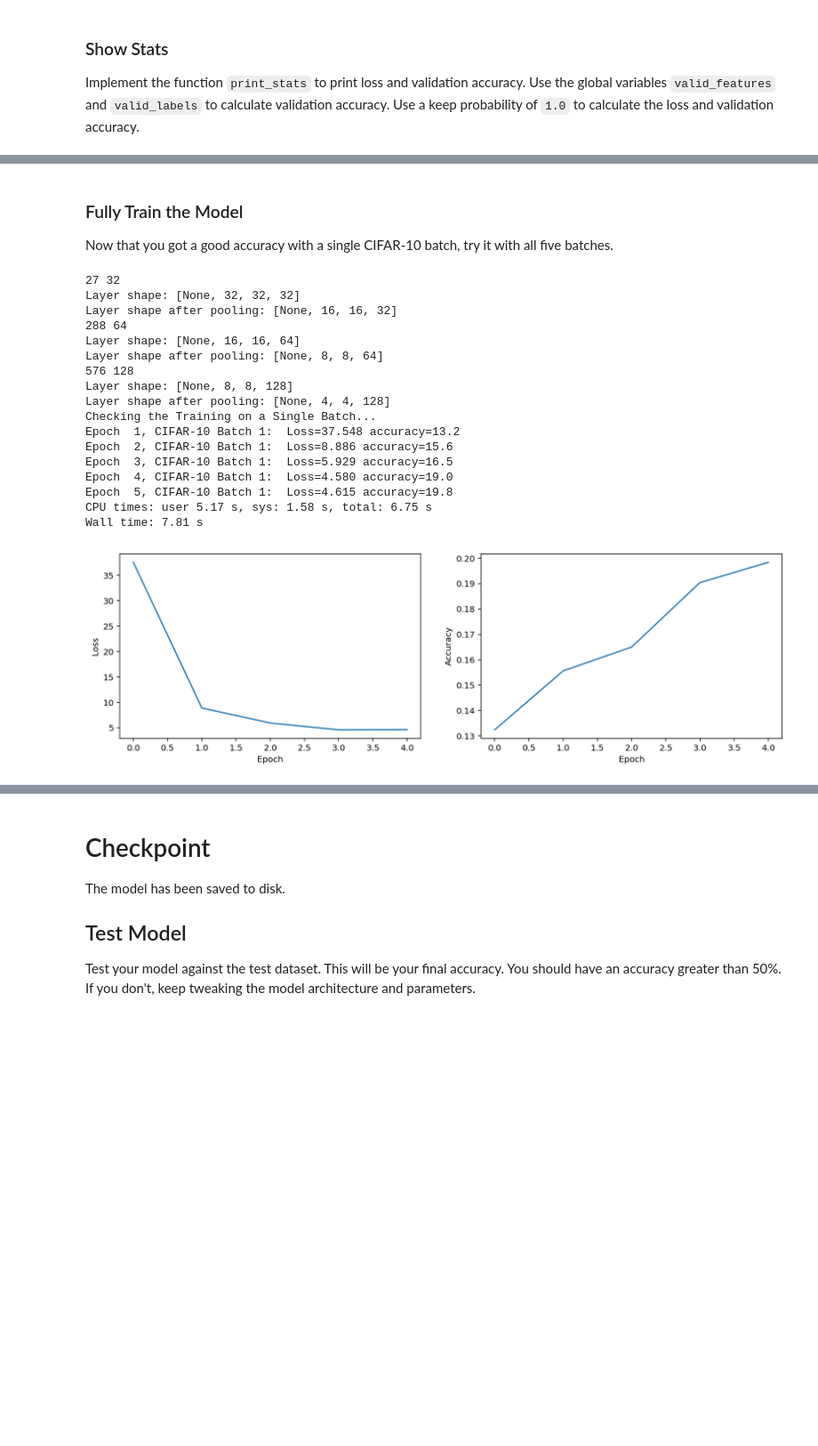
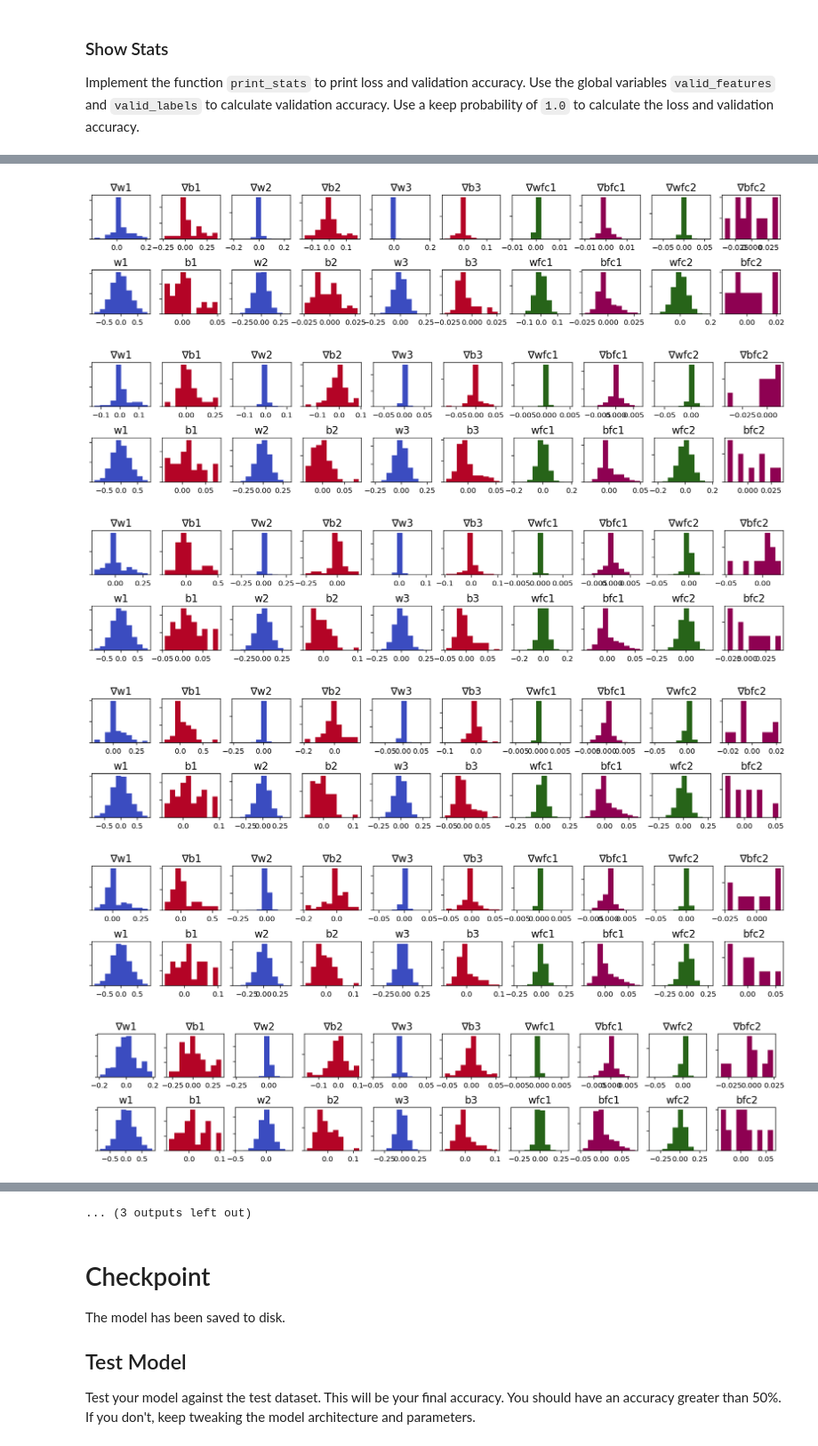
Before and after one commit to piotrbazan/machine-learning, a Jupyter notebook: projects/image-classification/my_image_classification.ipynb, the cells around one changed output, grey strips where cells are left out. Shown: that part at 89% size. Cells and saved outputs as stored; diff of their text form; code cells hidden in the pictures; blank space fills up the shorter version.

Commit message:
Adding weight visualisation

```diff
--- a/projects/image-classification/my_image_classification.ipynb
+++ b/projects/image-classification/my_image_classification.ipynb
@@ -468 +394,13 @@ Instead of training the neural network on all the CIFAR-10 batches of data, let'
+# %%
+def plot_acc_loss(data):
+    fig = plt.figure(figsize=(14,4))
+    plt.subplot(121)
+    plt.plot(data[:,0])
+    plt.ylabel('Loss')
+    plt.xlabel('Epoch')
+    plt.subplot(122)
+    plt.plot(data[:,1])
+    plt.ylabel('Accuracy')
+    plt.xlabel('Epoch')
+    return fig
 # %%
@@ -498,3 +433,0 @@ def train_single_batch(epochs = 50, batch_size = 512, keep_probability = .6):
-# %% [markdown]
-### Fully Train the Model
-Now that you got a good accuracy with a single CIFAR-10 batch, try it with all five batches.
@@ -537,31 +434,25 @@ def train_model(epochs = 50, batch_size = 512, keep_probability = .6):
 # %%
-def havier_inivializer(shape):
+def xavier_inivializer(shape):
     fan_in = shape[0] if len(shape) < 3 else np.prod(shape[:3])
     fan_out = 0 if len(shape) == 1 else shape[-1]
-    print(fan_in, fan_out)
-    scale = np.sqrt(fan_in/2)
+    scale = np.sqrt(fan_in / 2)
     return tf.random_normal(shape, seed=0) / scale
-# %%
-b_initializer = lambda shape: tf.truncated_normal(shape)
-w_initializer = havier_inivializer
-x, y, keep_prob, cost, optimizer, accuracy = build_network()
-%time train_single_batch(epochs=5)
-# %% [output]
-27 32
-Layer shape: [None, 32, 32, 32]
-Layer shape after pooling: [None, 16, 16, 32]
-288 64
-Layer shape: [None, 16, 16, 64]
-Layer shape after pooling: [None, 8, 8, 64]
-576 128
-Layer shape: [None, 8, 8, 128]
-Layer shape after pooling: [None, 4, 4, 128]
-Checking the Training on a Single Batch...
-Epoch  1, CIFAR-10 Batch 1:  Loss=37.548 accuracy=13.2
-Epoch  2, CIFAR-10 Batch 1:  Loss=8.886 accuracy=15.6
-Epoch  3, CIFAR-10 Batch 1:  Loss=5.929 accuracy=16.5
-Epoch  4, CIFAR-10 Batch 1:  Loss=4.580 accuracy=19.0
-Epoch  5, CIFAR-10 Batch 1:  Loss=4.615 accuracy=19.8
-CPU times: user 5.17 s, sys: 1.58 s, total: 6.75 s
-Wall time: 7.81 s
-[figure, removed]
+# %%
+def run(w_init, b_init, epochs = 5, batches = 5, title = 'test'):
+    global x, y, keep_prob, cost, optimizer, accuracy, grads_vars, w_initializer, b_initializer
+    w_initializer, b_initializer = w_init, b_init
+    x, y, keep_prob, cost, optimizer, accuracy, grads_vars = build_network()
+    train_model(epochs = epochs, n_batches = batches, title = title)
+# %%
+zero_init = lambda shape: tf.zeros(shape)
+stddev1   = lambda shape: tf.truncated_normal(shape, stddev=1)
+stddev01  = lambda shape: tf.truncated_normal(shape, stddev=0.1)
+stddev001 = lambda shape: tf.truncated_normal(shape, stddev=0.01)
+stddev0001= lambda shape: tf.truncated_normal(shape, stddev=0.001)
+
+#run(stddev1, zero_init, epochs = 25, batches = 1, title = 'stddev1')
+#run(stddev01, zero_init, epochs = 25, batches = 1, title = 'stddev01')
+#run(stddev001, zero_init, epochs = 25, batches = 1, title = 'stddev001')
+#run(stddev0001, zero_init, epochs = 25, batches = 1, title = 'stddev0001')
+run(xavier_inivializer, zero_init, epochs = 25, batches = 5, title = 'xavier_full')
+# %% [output]
@@ -567,0 +476,6 @@ Wall time: 7.81 s
+[figure, added]
+[figure, added]
+[figure, added]
+[figure, added]
+[figure, added]
+[figure, added]
@@ -568,3 +487,4 @@ Wall time: 7.81 s
+... (3 outputs left out)
 # %% [markdown]
 # Checkpoint
 The model has been saved to disk.
```
Also changed, not shown: parts of 33 cells of this notebook.
